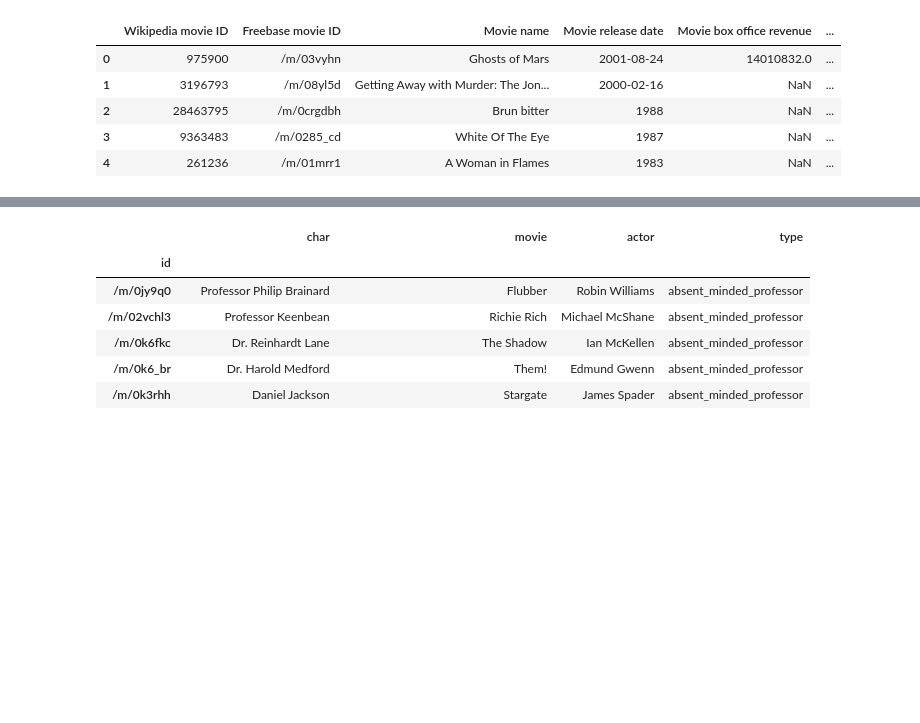
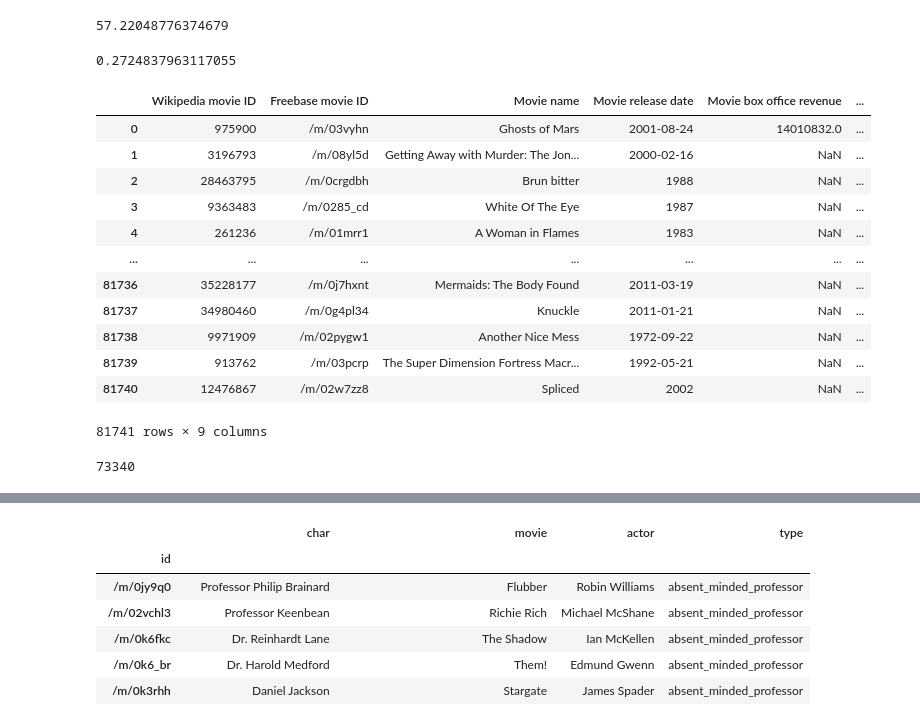
Before and after one commit to epfl-ada/ada-2022-project-pythonistrash, a Jupyter notebook: src/character_analysis.ipynb, the cells around one changed output, grey strips where cells are left out. Cells and saved outputs as stored; diff of their text form; code cells hidden in the pictures; blank space fills up the shorter version.

```diff
--- a/src/character_analysis.ipynb
+++ b/src/character_analysis.ipynb
@@ -29,4 +59,15 @@ characters_metadata.head()
+# %%
+# Percentage of nulls in character name
+characters_metadata['Character name'].isna().sum() / characters_metadata.shape[0] * 100
+# %% [output]
+57.22048776374679
+# %%
+# Percentage of nulls in actor name
+characters_metadata['Actor name'].isna().sum() / characters_metadata.shape[0] * 100
+# %% [output]
+0.2724837963117055
 # %%
+# Replace by cleaned dataset of Salim
 names_mov = ['Wikipedia movie ID',
              'Freebase movie ID',
              'Movie name',
@@ -37,13 +78,24 @@ names_mov = ['Wikipedia movie ID',
              'Movie countries',
              'Movie genres']
 
-movies_metadata = pd.read_csv('MovieSummaries/movie.metadata.tsv', sep='\t', names = names_mov)
+movies_metadata = pd.read_csv('../data/movie.metadata.tsv', sep='\t')
 # %%
-movies_metadata.head()
+movies_metadata
 # %% [output]
 |  | Wikipedia movie ID | Freebase movie ID | Movie name | Movie release date | Movie box office revenue | ... |
 | 0 | 975900 | /m/03vyhn | Ghosts of Mars | 2001-08-24 | 14010832.0 | ... |
 | 1 | 3196793 | /m/08yl5d | Getting Away with Murder: The Jon... | 2000-02-16 | NaN | ... |
 | 2 | 28463795 | /m/0crgdbh | Brun bitter | 1988 | NaN | ... |
 | 3 | 9363483 | /m/0285_cd | White Of The Eye | 1987 | NaN | ... |
 | 4 | 261236 | /m/01mrr1 | A Woman in Flames | 1983 | NaN | ... |
+| ... | ... | ... | ... | ... | ... | ... |
+| 81736 | 35228177 | /m/0j7hxnt | Mermaids: The Body Found | 2011-03-19 | NaN | ... |
+| 81737 | 34980460 | /m/0g4pl34 | Knuckle | 2011-01-21 | NaN | ... |
+| 81738 | 9971909 | /m/02pygw1 | Another Nice Mess | 1972-09-22 | NaN | ... |
+| 81739 | 913762 | /m/03pcrp | The Super Dimension Fortress Macr... | 1992-05-21 | NaN | ... |
+| 81740 | 12476867 | /m/02w7zz8 | Spliced | 2002 | NaN | ... |
+81741 rows × 9 columns
+# %%
+movies_metadata['Movie box office revenue'].isna().sum()
+# %% [output]
+73340
```
Also changed, not shown: parts of 20 cells of this notebook, 1 other file.
